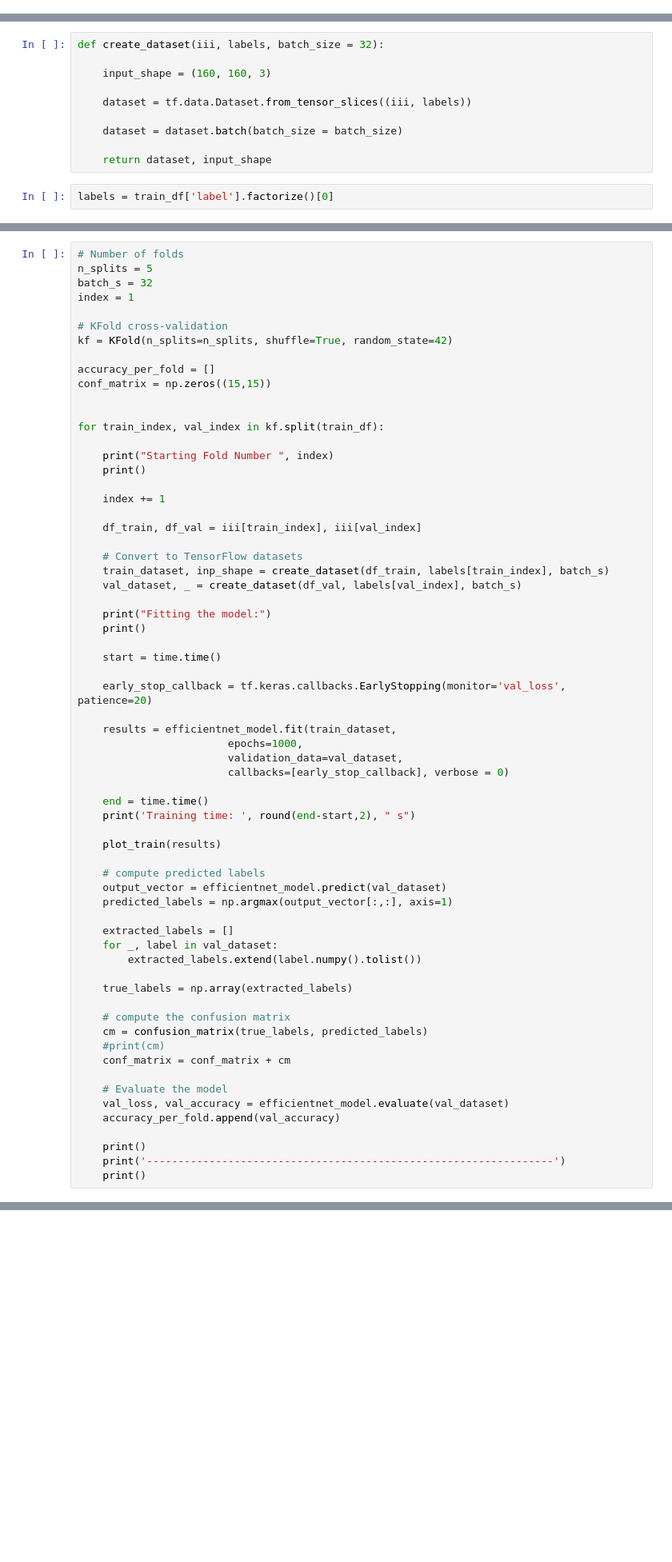
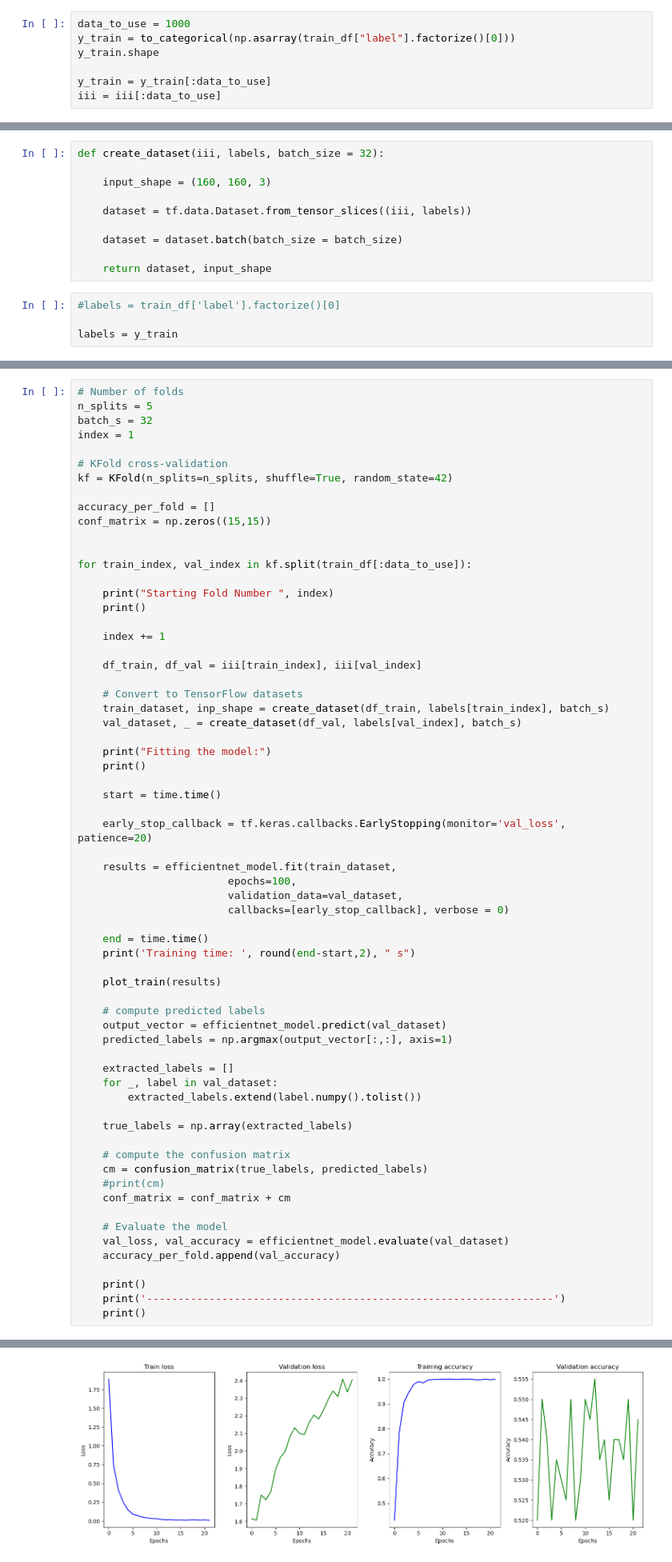
Before and after one commit to Vatsal-Sharma2003/HUMAN-POSE-ESTIMATION-USING-MACHINE-LEARNING, a Jupyter notebook: efficientnet.ipynb, the cells around one changed output, grey strips where cells are left out. Shown at 80% size. Drawn from its saved outputs; the diff is of its cells as text; blank space fills up the shorter version.

```diff
--- a/efficientnet.ipynb
+++ b/efficientnet.ipynb
@@ -99,6 +99,13 @@ efficientnet_model.add(Dense(512,activation="relu"))
 efficientnet_model.add(Dense(15,activation="softmax"))
 # %%
 efficientnet_model.compile(optimizer="adam",loss="categorical_crossentropy",metrics=['accuracy'])
+# %%
+data_to_use = 1000
+y_train = to_categorical(np.asarray(train_df["label"].factorize()[0]))
+y_train.shape
+
+y_train = y_train[:data_to_use]
+iii = iii[:data_to_use]
 # %%
 from sklearn.model_selection import KFold
 from sklearn.metrics import accuracy_score
@@ -154,7 +161,9 @@ def create_dataset(iii, labels, batch_size = 32):
 
     return dataset, input_shape
 # %%
-labels = train_df['label'].factorize()[0]
+#labels = train_df['label'].factorize()[0]
+
+labels = y_train
 # %%
 create_dataset(iii, labels)
 # %% [output]
@@ -178,7 +182,7 @@ accuracy_per_fold = []
 conf_matrix = np.zeros((15,15))
 
 
-for train_index, val_index in kf.split(train_df):
+for train_index, val_index in kf.split(train_df[:data_to_use]):
 
     print("Starting Fold Number ", index)
     print()
@@ -199,7 +203,7 @@ for train_index, val_index in kf.split(train_df):
     early_stop_callback = tf.keras.callbacks.EarlyStopping(monitor='val_loss', patience=20)
 
     results = efficientnet_model.fit(train_dataset,
-                        epochs=1000,
+                        epochs=100,
                         validation_data=val_dataset,
                         callbacks=[early_stop_callback], verbose = 0)
 
@@ -234,0 +244 @@ Starting Fold Number  1
+[figure, added]
```
Also changed, not shown: parts of 5 cells of this notebook, 3 other files.
